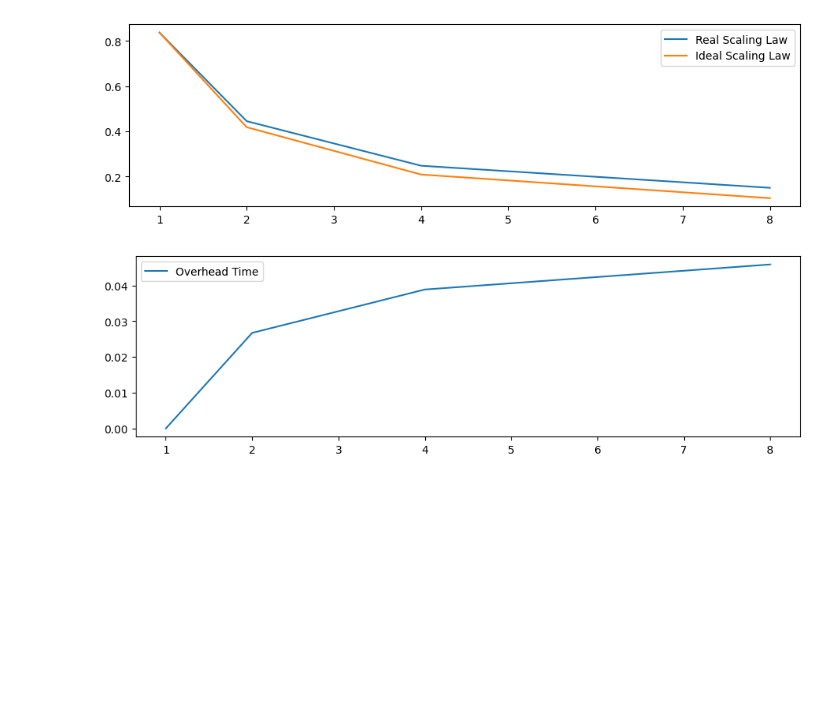
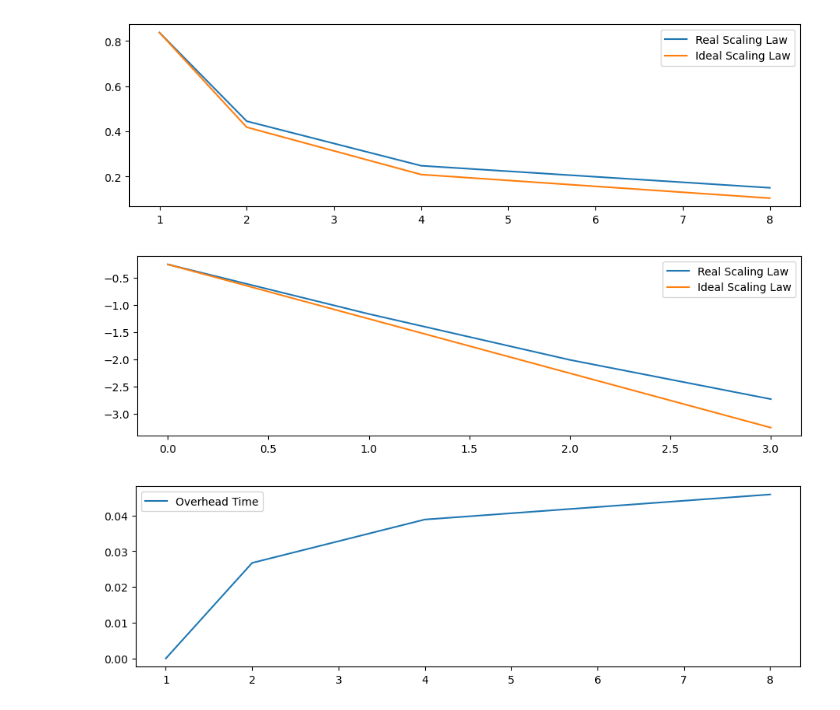
Before and after one commit to wbandabarragan/computational-physics-2, a Jupyter notebook: unit-3/309-MPI-parallelisation-point2point.ipynb, the cells around one changed output. Saved outputs shown, nothing was run; the diff lists cells and outputs as text; code cells hidden in the pictures; blank space fills up the shorter version.

```diff
--- a/unit-3/309-MPI-parallelisation-point2point.ipynb
+++ b/unit-3/309-MPI-parallelisation-point2point.ipynb
@@ -545,6 +545,17 @@ plt.legend()
 plt.show()
 # %% [output]
 [figure]
+# %%
+plt.figure(figsize= (11, 3))
+
+plt.plot(np.log2(n), np.log2(t), label = "Real Scaling Law")
+
+plt.plot(np.log2(n), np.log2(t_ideal), label = "Ideal Scaling Law")
+
+plt.legend()
+plt.show()
+# %% [output]
+[figure, added]
 # %%
 plt.figure(figsize= (11, 3))
 
```
Also changed, not shown: 16 other files.
